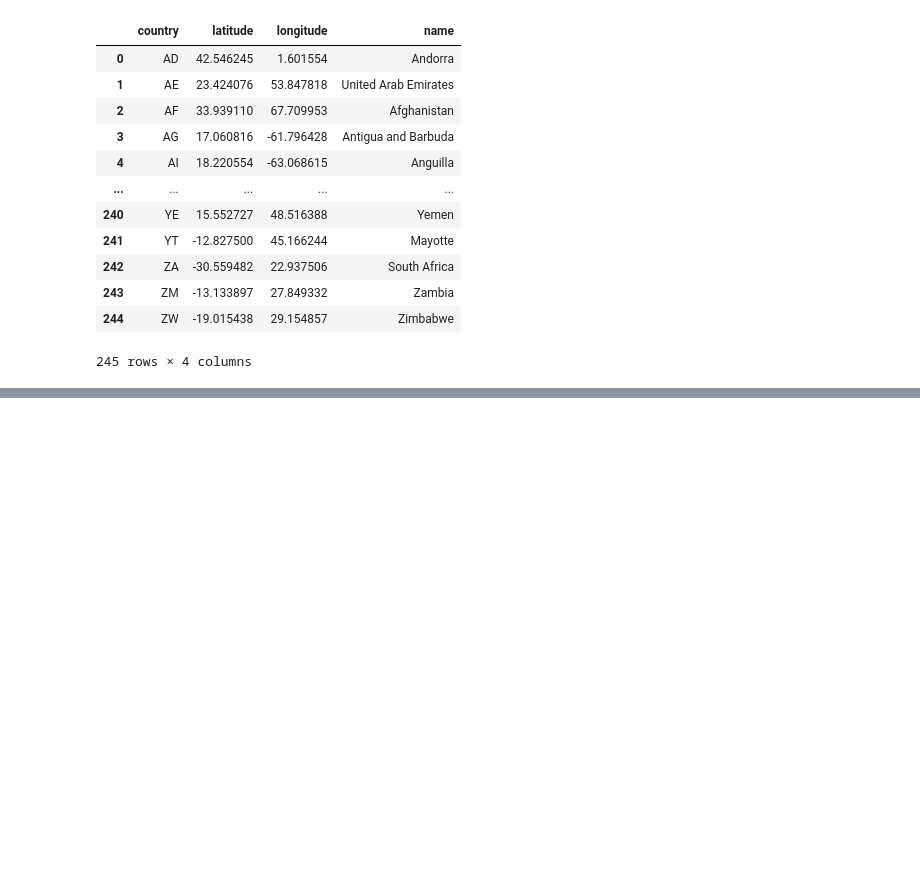
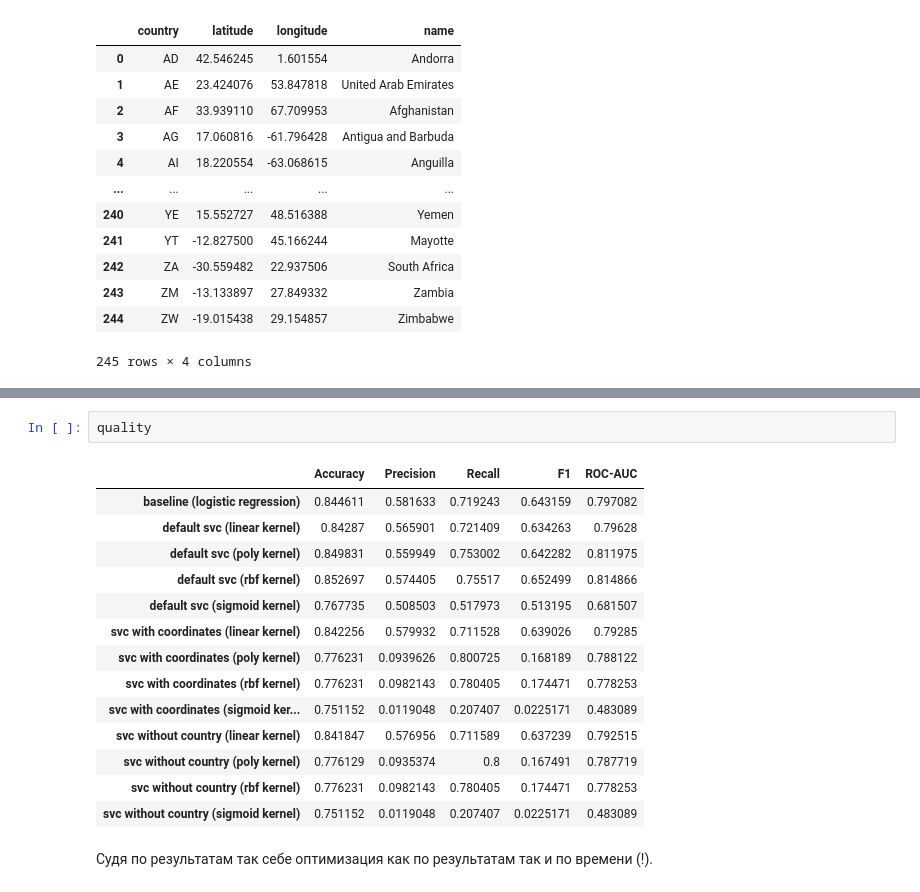
Before and after one commit to ghfghfg23/mlhw, a Jupyter notebook: hw04/svm_2.ipynb, the cells around one changed output, grey strips where cells are left out. Drawn from its saved outputs; the diff is of its cells as text; blank space fills up the shorter version.

```diff
--- a/hw04/svm_2.ipynb
+++ b/hw04/svm_2.ipynb
@@ -432,3 +556,22 @@ quality
+# %%
+quality
+# %% [output]
+|  | Accuracy | Precision | Recall | F1 | ROC-AUC |
+| baseline (logistic regression) | 0.844611 | 0.581633 | 0.719243 | 0.643159 | 0.797082 |
+| default svc (linear kernel) | 0.84287 | 0.565901 | 0.721409 | 0.634263 | 0.79628 |
+| default svc (poly kernel) | 0.849831 | 0.559949 | 0.753002 | 0.642282 | 0.811975 |
+| default svc (rbf kernel) | 0.852697 | 0.574405 | 0.75517 | 0.652499 | 0.814866 |
+| default svc (sigmoid kernel) | 0.767735 | 0.508503 | 0.517973 | 0.513195 | 0.681507 |
+| svc with coordinates (linear kernel) | 0.842256 | 0.579932 | 0.711528 | 0.639026 | 0.79285 |
+| svc with coordinates (poly kernel) | 0.776231 | 0.0939626 | 0.800725 | 0.168189 | 0.788122 |
+| svc with coordinates (rbf kernel) | 0.776231 | 0.0982143 | 0.780405 | 0.174471 | 0.778253 |
+| svc with coordinates (sigmoid ker... | 0.751152 | 0.0119048 | 0.207407 | 0.0225171 | 0.483089 |
+| svc without country (linear kernel) | 0.841847 | 0.576956 | 0.711589 | 0.637239 | 0.792515 |
+| svc without country (poly kernel) | 0.776129 | 0.0935374 | 0.8 | 0.167491 | 0.787719 |
+| svc without country (rbf kernel) | 0.776231 | 0.0982143 | 0.780405 | 0.174471 | 0.778253 |
+| svc without country (sigmoid kernel) | 0.751152 | 0.0119048 | 0.207407 | 0.0225171 | 0.483089 |
+# %% [markdown]
+Судя по результатам так себе оптимизация как по результатам так и по времени (!).
 # %%
 from sklearn.model_selection import ShuffleSplit
 from sklearn.model_selection import GridSearchCV
```
Also changed, not shown: parts of 18 cells of this notebook.
